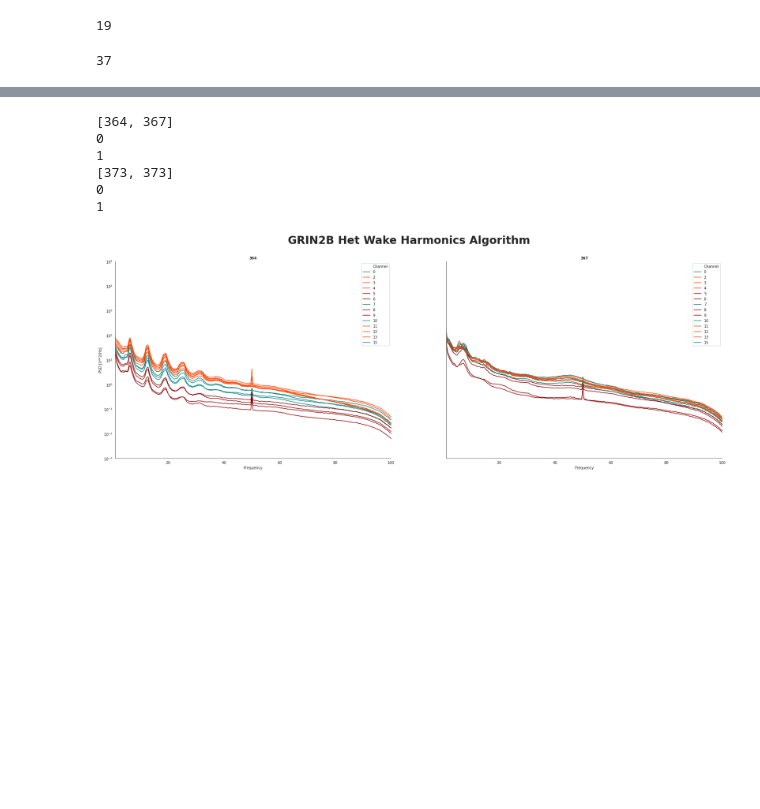
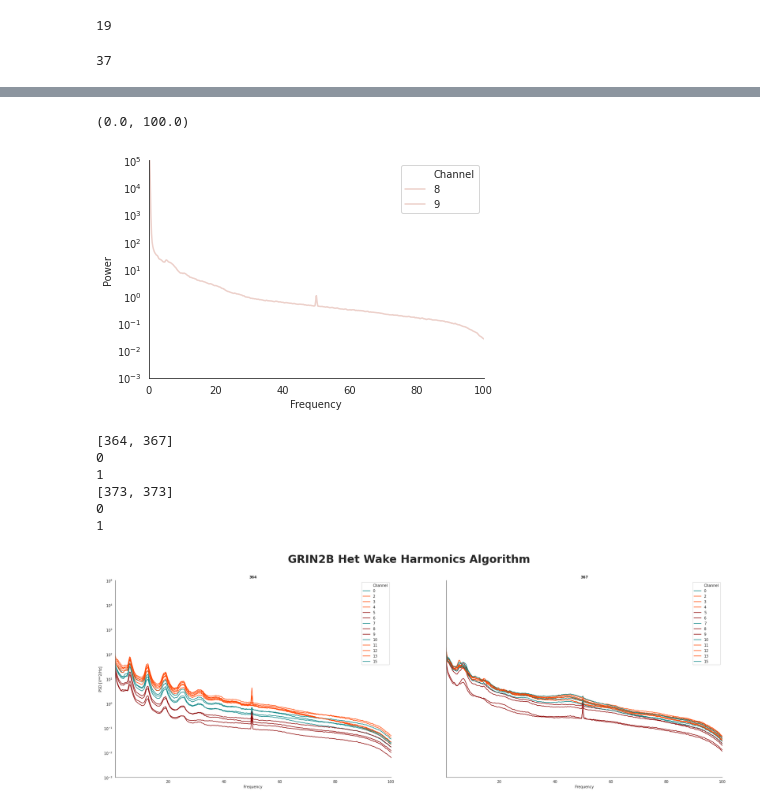
Before and after one commit to melissafasol/GRIN2B, a Jupyter notebook: notebooks/seizure_GRIN2B.ipynb, the cells around one changed output, grey strips where cells are left out. Cells and saved outputs as stored; diff of their text form; code cells hidden in the pictures; blank space fills up the shorter version.

```diff
--- a/notebooks/seizure_GRIN2B.ipynb
+++ b/notebooks/seizure_GRIN2B.ipynb
@@ -72,3 +72,4 @@ het_list_to_plot = [[364, 367], [373,373]]
 # %%
-os.chdir('/home/melissa/RESULTS/GRIN2B/Power/WAKE/')
-harmonics = pd.read_csv('testing_harmonics_algo.csv')
+os.chdir('/home/melissa/RESULTS/GRIN2B/Power/WAKE/harmonics_algo/')
+harmonics = pd.read_csv('239_channel_average__harmonics_algo.csv')
+harmonics
@@ -75,3 +90,12 @@ harmonics = pd.read_csv('testing_harmonics_algo.csv')
+# %%
+sns.lineplot(data=harmonics, x='Frequency', y='Power', hue='Channel')
+sns.despine()
+plt.yscale('log')
+plt.ylim(10**-3, 10**5)
+plt.xlim(0, 100)
+# %% [output]
+(0.0, 100.0)
+[figure, added]
 # %%
 save_path = '/home/melissa/RESULTS/GRIN2B/Power/WAKE/'
 plot_by_channel(harmonics, genotype = 'GRIN2B Het', sleepstage = 'Wake Harmonics Algorithm', save_path = save_path, plots_list = het_list_to_plot, plotting_palette = colors_dict )
```
Also changed, not shown: parts of 3 cells of this notebook, 2 other files.
